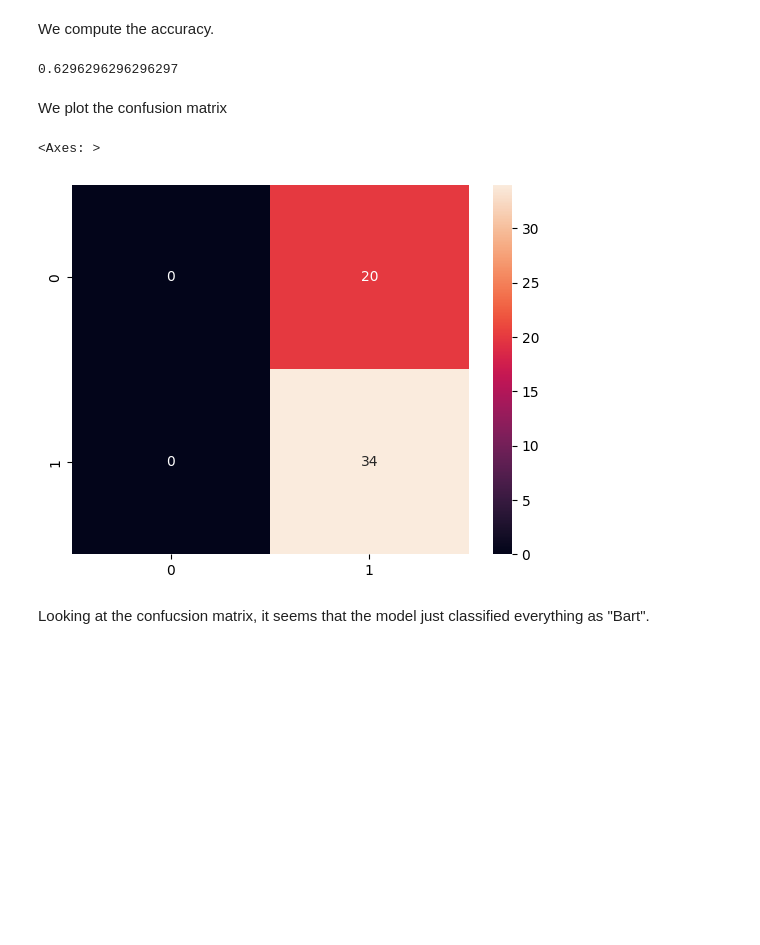
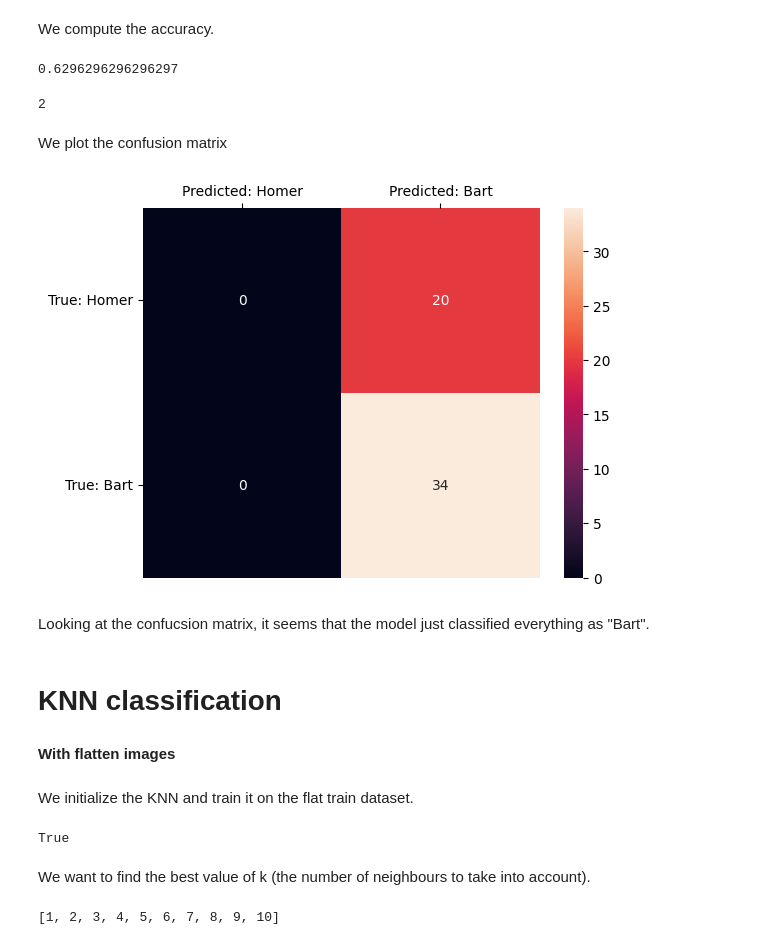
Before and after one commit to aurelegermain/OpenCV, a Jupyter notebook: svm-classification-with-opencv.ipynb, the cells around one changed output. Drawn from its saved outputs; the diff is of its cells as text; code cells hidden in the pictures; blank space fills up the shorter version.

Commit message:
Kaggle Notebook | SVM classification with OpenCV (bonus KNN) | Version 3

```diff
--- a/svm-classification-with-opencv.ipynb
+++ b/svm-classification-with-opencv.ipynb
@@ -152,3 +171,14 @@ sns.heatmap(cmx_df, annot=True)
+# %%
+#a little function what will come in handy during this notebook
+def show_cmx(y_pred):
+    if type(y_pred) is tuple: y_pred = y_pred[1]
+    cmx = confusion_matrix(y_test, y_pred, labels=list(labels_dic.values()))
+    cmx_df = pd.DataFrame(cmx)
+    ax = sns.heatmap(cmx_df, annot=True)
+    ax.set_xticklabels(['Predicted: Homer', 'Predicted: Bart'])
+    ax.set_yticklabels(['True: Homer', 'True: Bart'])
+    ax.set_yticklabels(ax.get_yticklabels(), rotation=0)
+    ax.xaxis.tick_top()
 # %% [markdown]
 # F1 score
 # %%
@@ -196,8 +226,8 @@ images_test = np.array(images_test).astype(np.float32)
 # %% [markdown]
 As an image is a 2 dimensional array we need to flatten each images into a 1 dimensional array.
 # %%
-images_train = images_train.reshape(len(images_train), -1)
-images_test = images_test.reshape(len(images_test), -1)
+images_train_flat = images_train.reshape(len(images_train), -1)
+images_test_flat = images_test.reshape(len(images_test), -1)
 # %% [markdown]
 We create the second svm model.
 # %%
@@ -206,25 +236,45 @@ svm_pixels = cv2.ml.SVM_create()
 #svm.setKernel(cv2.ml.SVM_LINEAR)
 svm_pixels.setTermCriteria((cv2.TERM_CRITERIA_MAX_ITER, 100, 1e-6))
 # %%
-svm_pixels.trainAuto(images_train, cv2.ml.ROW_SAMPLE, y_train)
+svm_pixels.trainAuto(images_train_flat, cv2.ml.ROW_SAMPLE, y_train)
 # %% [output]
 True
 # %%
-y_pred = svm_pixels.predict(images_test)
+y_pred_flat = svm_pixels.predict(images_test_flat)
 # %% [markdown]
 We compute the accuracy.
-# %%
-accuracy_score(y_test, y_pred[1])
-# %% [output]
-0.6296296296296297
+# %%
+accuracy_flat_SVM = accuracy_score(y_test, y_pred_flat[1])
+accuracy_flat_SVM
+# %% [output]
+0.6296296296296297
+# %%
+len(y_pred)
+# %% [output]
+2
 # %% [markdown]
 We plot the confusion matrix
-# %%
-cmx_pixels = confusion_matrix(y_test, y_pred[1], labels=list(labels_dic.values()))
-cmx_pixels_df = pd.DataFrame(cmx_pixels)
-sns.heatmap(cmx_pixels_df, annot=True)
-# %% [output]
-<Axes: >
-[figure, removed]
+# %%
+show_cmx(y_pred_flat)
+# %% [output]
+[figure, added]
 # %% [markdown]
 Looking at the confucsion matrix, it seems that the model just classified everything as "Bart".
+# %% [markdown]
+# KNN classification
+# %% [markdown]
+**With flatten images**
+# %% [markdown]
+We initialize the KNN and train it on the flat train dataset.
+# %%
+knn = cv2.ml.KNearest_create()
+knn.train(images_train_flat, cv2.ml.ROW_SAMPLE, y_train)
+# %% [output]
+True
+# %% [markdown]
+We want to find the best value of k (the number of neighbours to take into account).
+# %%
+k_list =  [i + 1 for i in range(10)]
+k_list
+# %% [output]
+[1, 2, 3, 4, 5, 6, 7, 8, 9, 10]
```
Also changed, not shown: parts of 34 cells of this notebook.
